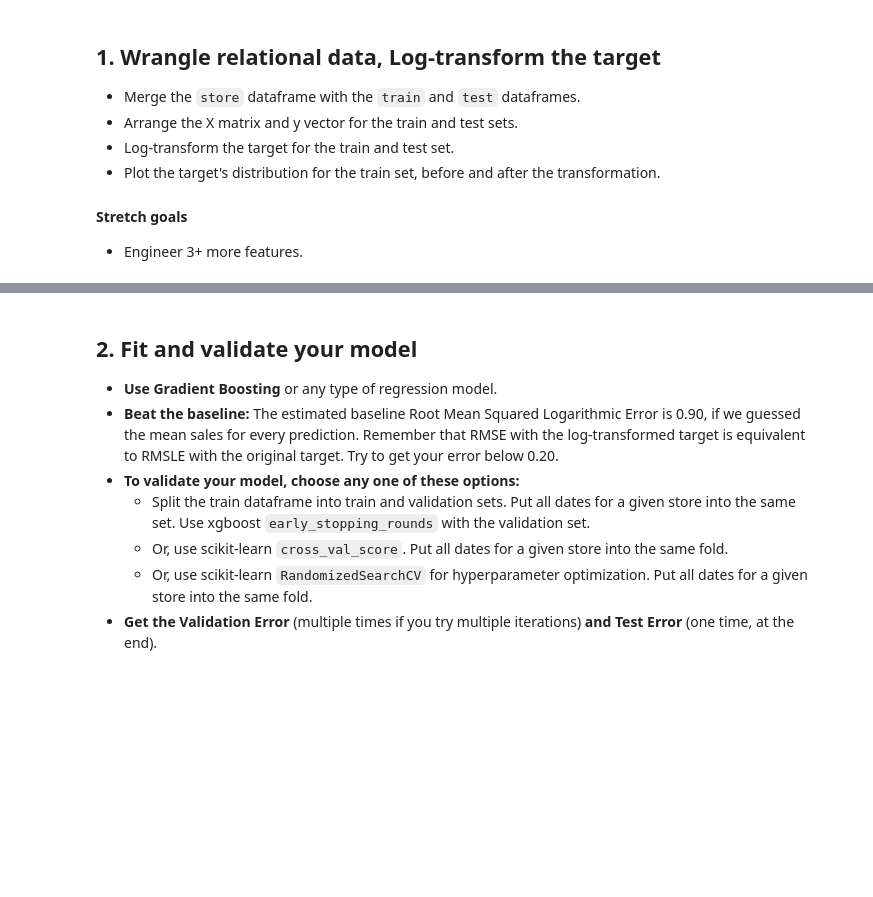
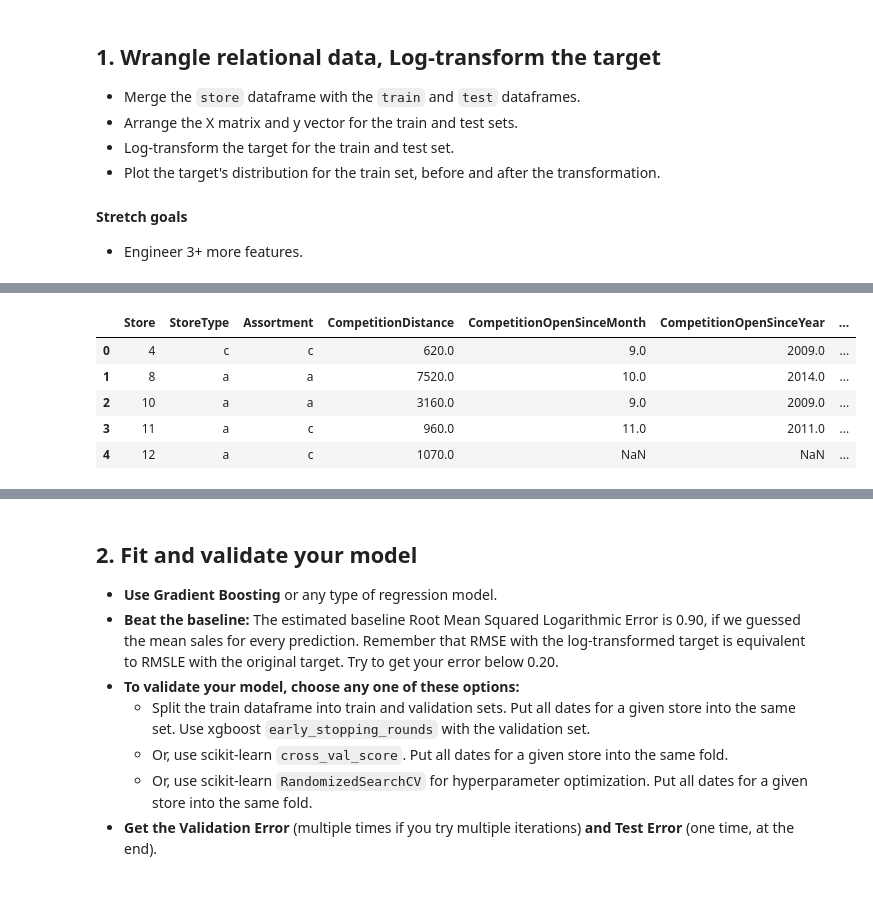
Before and after one commit to LambdaSchool/DS-Unit-2-Regression-2, a Jupyter notebook: Alvin Walker_Sprint_Challenge_8_Regression_2.ipynb, the cells around one changed output, grey strips where cells are left out. Cells and saved outputs as stored; diff of their text form; code cells hidden in the pictures; blank space fills up the shorter version.

```diff
--- a/Alvin Walker_Sprint_Challenge_8_Regression_2.ipynb
+++ b/Alvin Walker_Sprint_Challenge_8_Regression_2.ipynb
@@ -53,0 +81,9 @@ This Sprint Challenge has three parts. To demonstrate mastery on each part, do a
+# %%
+store.head()
+# %% [output]
+|  | Store | StoreType | Assortment | CompetitionDistance | CompetitionOpenSinceMonth | CompetitionOpenSinceYear | ... |
+| 0 | 4 | c | c | 620.0 | 9.0 | 2009.0 | ... |
+| 1 | 8 | a | a | 7520.0 | 10.0 | 2014.0 | ... |
+| 2 | 10 | a | a | 3160.0 | 9.0 | 2009.0 | ... |
+| 3 | 11 | a | c | 960.0 | 11.0 | 2011.0 | ... |
+| 4 | 12 | a | c | 1070.0 | NaN | NaN | ... |
```
Also changed, not shown: parts of 56 cells of this notebook.
